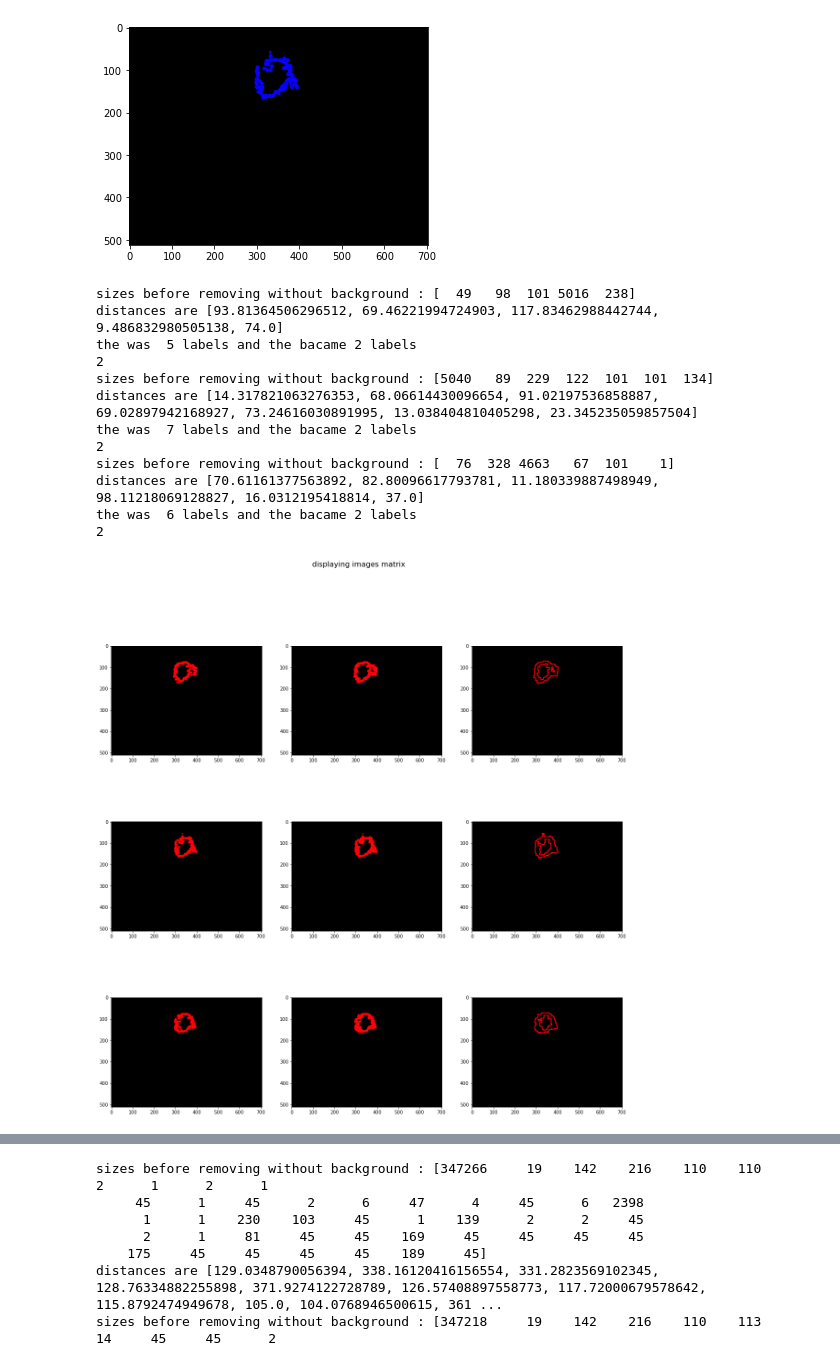
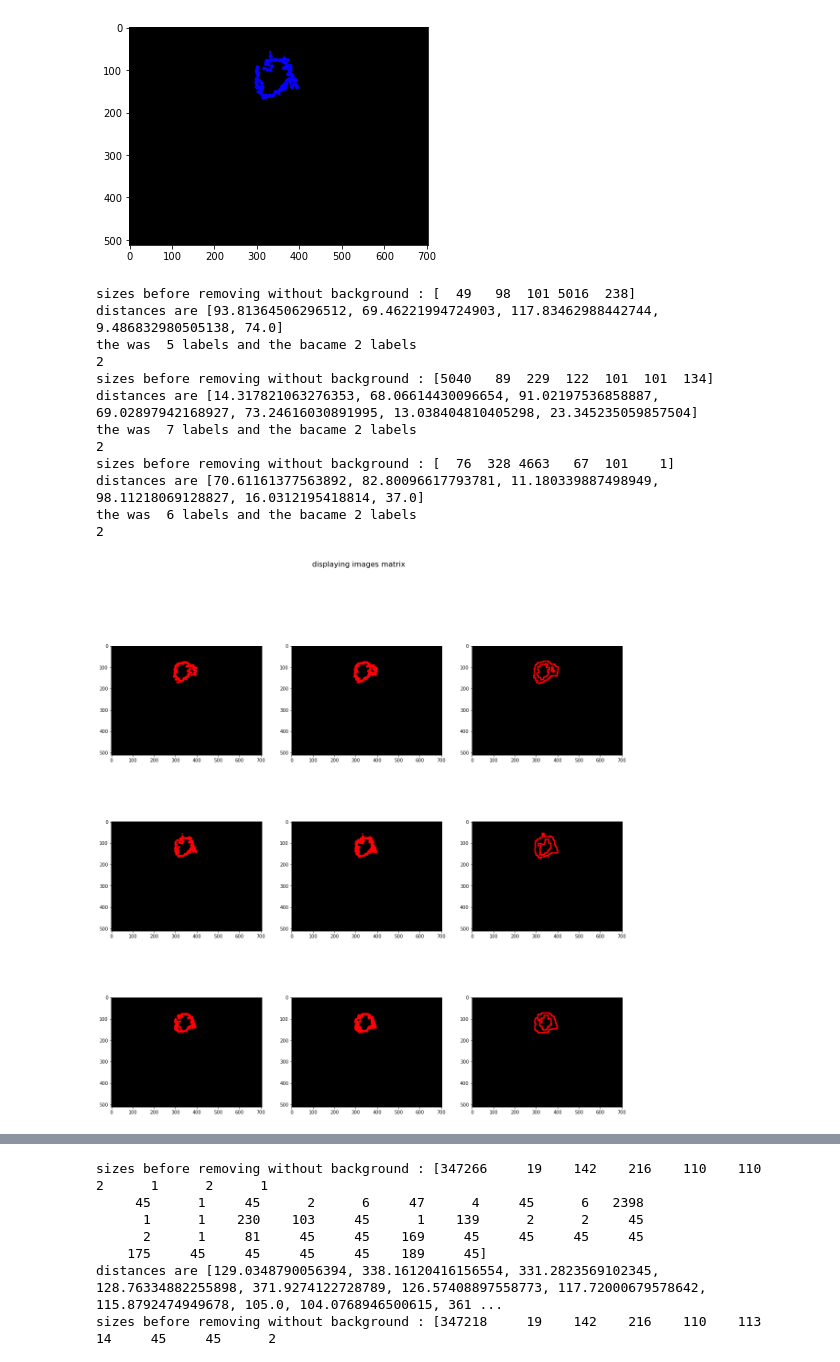
Before and after one commit to yousraBRK/Vesicule_Segmentation_with_ContourRegularisation, a Jupyter notebook: Code.ipynb, the cells around one changed output, grey strips where cells are left out. Saved outputs shown, nothing was run; the diff lists cells and outputs as text; code cells hidden in the pictures.

```diff
--- a/Code.ipynb
+++ b/Code.ipynb
@@ -316,34 +316,34 @@ for i, image in enumerate(dataImages):
         d_size=d_size+1
         labels,New_image=Process(d_size,image,dataCenterPoint[i])
 
 
     final_images.append(New_image)
     #close the contour
     kernelcL = np.ones((7, 7), np.uint8)
     closing = cv2.morphologyEx(New_image, cv2.MORPH_CLOSE, kernel)
     #get morphological gradient
-    kernel = np.ones((5,5), np.uint8)
+    kernel = np.ones((7,7), np.uint8)
     morph_gr = cv2.morphologyEx(closing, cv2.MORPH_GRADIENT, kernel)
 
     final_images.append(closing)
     final_images.append(morph_gr)
 
     print(d_size)
 
 displayInLine(final_images,3,3)
 # %% [output]
 sizes before removing without background : [  49   98  101 5016  238]
 distances are [93.81364506296512, 69.46221994724903, 117.83462988442744, 9.486832980505138, 74.0]
 the was  5 labels and the bacame 2 labels
 2
 sizes before removing without background : [5040   89  229  122  101  101  134]
 distances are [14.317821063276353, 68.06614430096654, 91.02197536858887, 69.02897942168927, 73.24616030891995, 13.038404810405298, 23.345235059857504]
 the was  7 labels and the bacame 2 labels
 2
 sizes before removing without background : [  76  328 4663   67  101    1]
 distances are [70.61161377563892, 82.80096617793781, 11.180339887498949, 98.11218069128827, 16.0312195418814, 37.0]
 the was  6 labels and the bacame 2 labels
 2
-[figure, old version]
+[figure, new version]
 # %%
 #process morphological gradient
```
Also changed, not shown: parts of 1 cell of this notebook.
